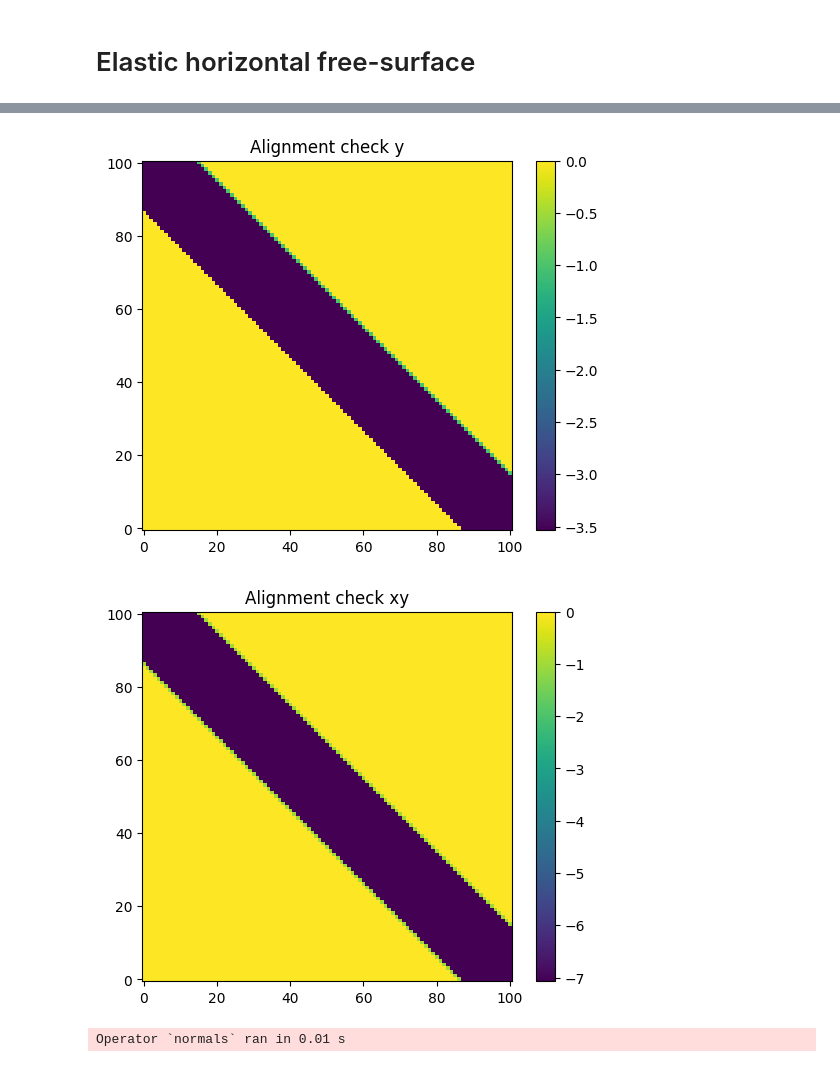
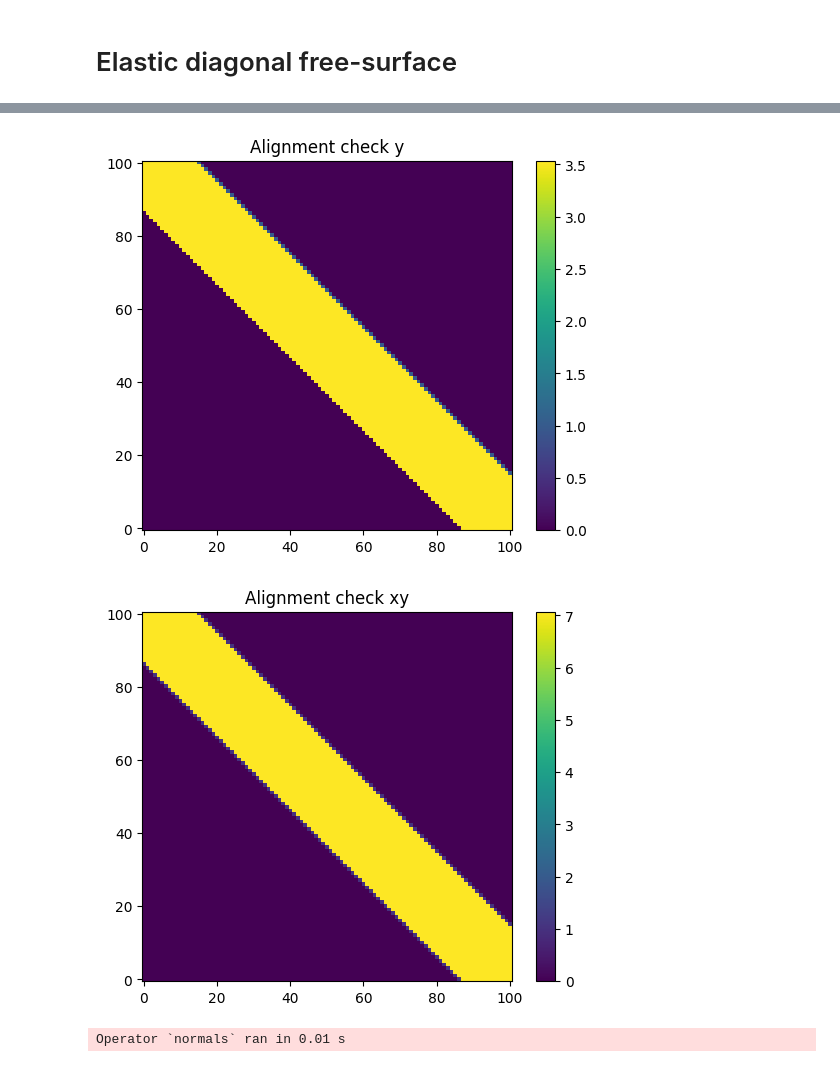
Before and after one commit to devitocodes/schism, a Jupyter notebook: examples/13_elastic_diagonal_surface.ipynb, the cells around one changed output, grey strips where cells are left out. Drawn from its saved outputs; the diff is of its cells as text; code cells hidden in the pictures.

```diff
--- a/examples/13_elastic_diagonal_surface.ipynb
+++ b/examples/13_elastic_diagonal_surface.ipynb
@@ -1,5 +1,5 @@
 # %% [markdown]
-# Elastic horizontal free-surface
+# Elastic diagonal free-surface
 # %%
 # Load the signed distance function for the boundary geometry
 import pickle
@@ -21,11 +21,17 @@ sdf_x = read_sdf('angled_surface_45_mirror_2d_x')
 sdf_y = read_sdf('angled_surface_45_mirror_2d_y')
 sdf_xy = read_sdf('angled_surface_45_mirror_2d_xy')
 
+# Flip the interior-exterior sectioning
+sdf.data[:] = -sdf.data[:]
+sdf_x.data[:] = -sdf_x.data[:]
+sdf_y.data[:] = -sdf_y.data[:]
+sdf_xy.data[:] = -sdf_xy.data[:]
+
 # Apply an offset to the sdf
-sdf.data[:] += 9.
-sdf_x.data[:] += 9.
-sdf_y.data[:] += 9.
-sdf_xy.data[:] += 9.
+# sdf.data[:] += 1.*np.sqrt(2)/2
+# sdf_x.data[:] += 1.*np.sqrt(2)/2
+# sdf_y.data[:] += 1.*np.sqrt(2)/2
+# sdf_xy.data[:] += 1.*np.sqrt(2)/2
 
 plt.imshow(sdf.data.T, origin='lower')
 plt.title("Boundary geometry SDF")
@@ -54,5 +60,5 @@ plt.show()
-[figure, old version]
+[figure, new version]
-[figure, old version]
+[figure, new version]
 # %%
 from schism import BoundaryGeometry
 import sympy as sp
```
Also changed, not shown: parts of 12 cells of this notebook, 15 other files.
